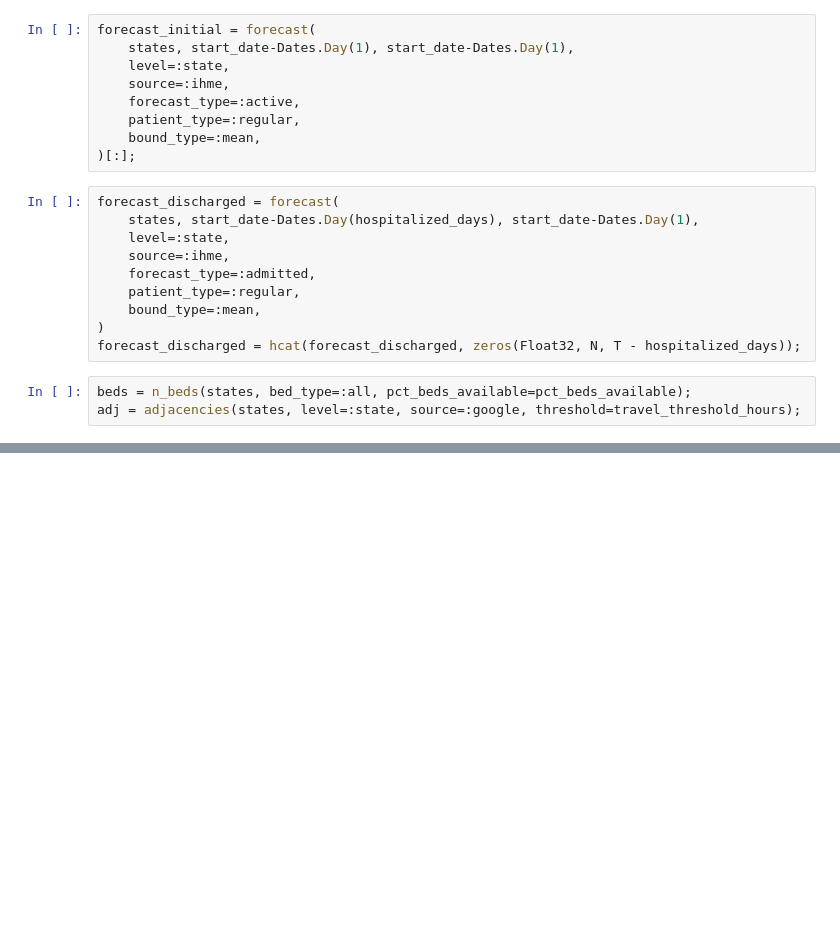
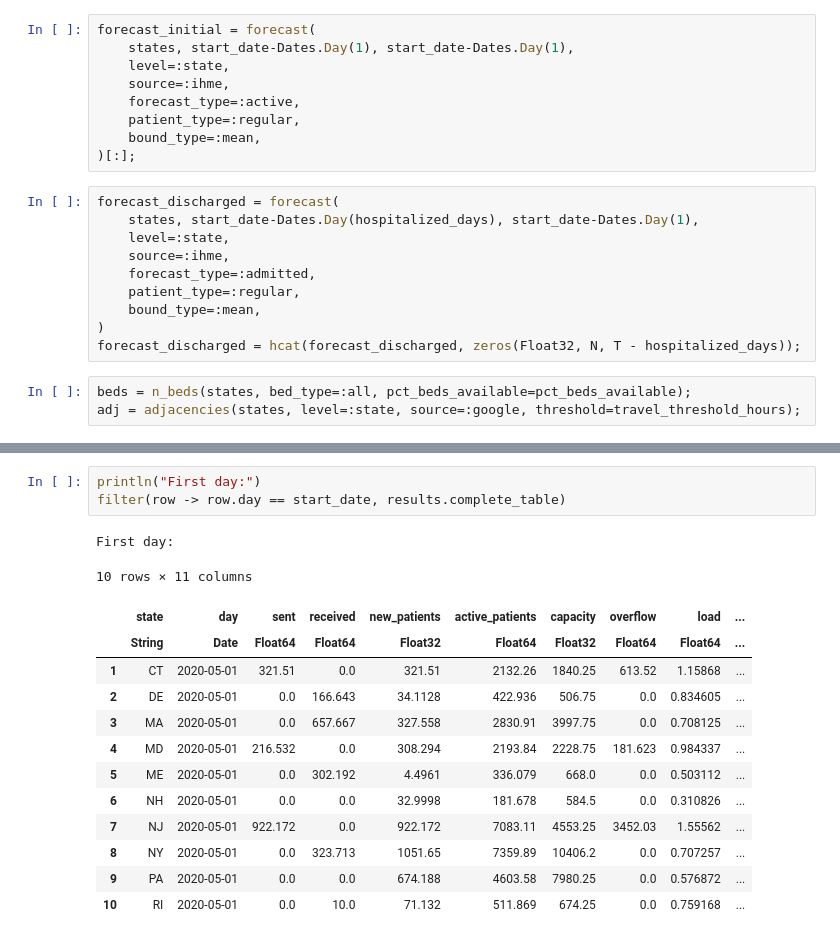
Before and after one commit to flixpar/covid-resource-allocation, a Jupyter notebook: notebooks/patients/patient_allocation_base.ipynb, the cells around one changed output, grey strips where cells are left out. Cells and saved outputs as stored; diff of their text form; blank space fills up the shorter version.

```diff
--- a/notebooks/patients/patient_allocation_base.ipynb
+++ b/notebooks/patients/patient_allocation_base.ipynb
@@ -199,2 +141,20 @@ First day:
+# %%
+println("First day:")
+filter(row -> row.day == start_date, results.complete_table)
+# %% [output]
+First day:
+10 rows × 11 columns
+|  | state | day | sent | received | new_patients | active_patients | capacity | overflow | load | ... |
+|  | String | Date | Float64 | Float64 | Float32 | Float64 | Float32 | Float64 | Float64 | ... |
+| 1 | CT | 2020-05-01 | 321.51 | 0.0 | 321.51 | 2132.26 | 1840.25 | 613.52 | 1.15868 | ... |
+| 2 | DE | 2020-05-01 | 0.0 | 166.643 | 34.1128 | 422.936 | 506.75 | 0.0 | 0.834605 | ... |
+| 3 | MA | 2020-05-01 | 0.0 | 657.667 | 327.558 | 2830.91 | 3997.75 | 0.0 | 0.708125 | ... |
+| 4 | MD | 2020-05-01 | 216.532 | 0.0 | 308.294 | 2193.84 | 2228.75 | 181.623 | 0.984337 | ... |
+| 5 | ME | 2020-05-01 | 0.0 | 302.192 | 4.4961 | 336.079 | 668.0 | 0.0 | 0.503112 | ... |
+| 6 | NH | 2020-05-01 | 0.0 | 0.0 | 32.9998 | 181.678 | 584.5 | 0.0 | 0.310826 | ... |
+| 7 | NJ | 2020-05-01 | 922.172 | 0.0 | 922.172 | 7083.11 | 4553.25 | 3452.03 | 1.55562 | ... |
+| 8 | NY | 2020-05-01 | 0.0 | 323.713 | 1051.65 | 7359.89 | 10406.2 | 0.0 | 0.707257 | ... |
+| 9 | PA | 2020-05-01 | 0.0 | 0.0 | 674.188 | 4603.58 | 7980.25 | 0.0 | 0.576872 | ... |
+| 10 | RI | 2020-05-01 | 0.0 | 10.0 | 71.132 | 511.869 | 674.25 | 0.0 | 0.759168 | ... |
 # %%
 s = "NJ"
```
Also changed, not shown: parts of 18 cells of this notebook, 1 other file.
